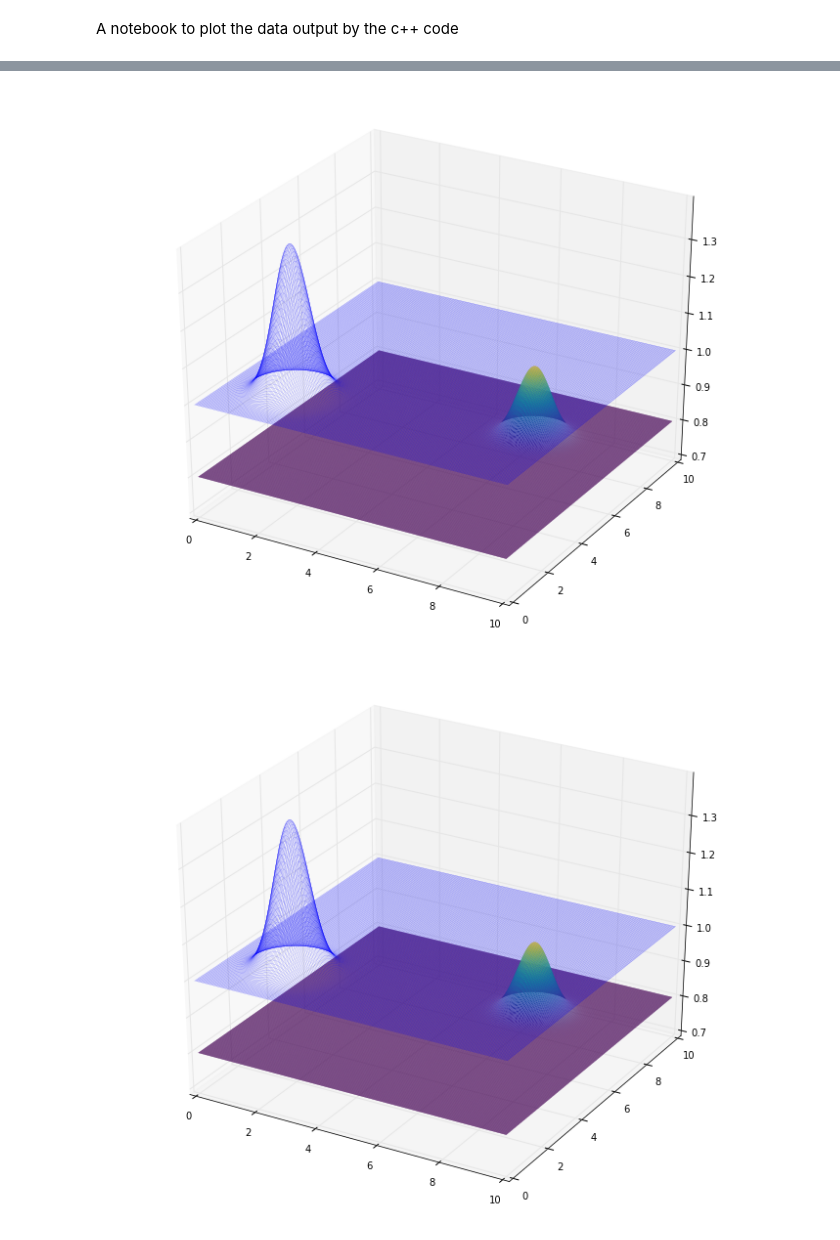
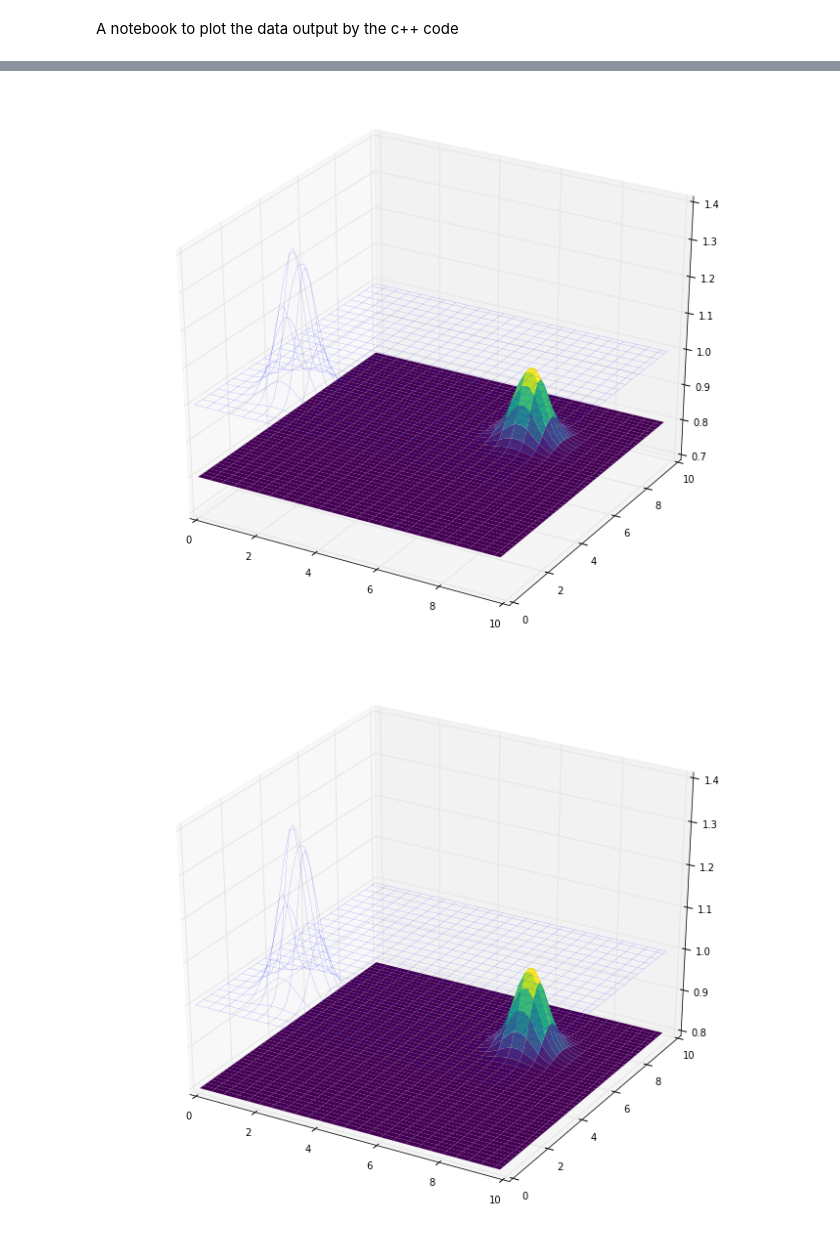
Before and after one commit to harpolea/swerve, a Jupyter notebook: Plotting.ipynb, the cells around one changed output, grey strips where cells are left out. Cells and saved outputs as stored; diff of their text form; code cells hidden in the pictures.

```diff
--- a/Plotting.ipynb
+++ b/Plotting.ipynb
@@ -38,27 +38,37 @@ dt = 0.1 * min(dx, dy)
 input_file.close()
 # %%
 # read data
-outfile = '../../Documents/Work/swerve/out.h5'
+#outfile = '../../Documents/Work/swerve/out.h5'
+outfile = 'out.dat'
 if (outfile[-2:] == 'h5'): #hdf5
     f = tb.open_file(outfile, 'r')
     table = f.root.SwerveOutput
     D_2d = np.swapaxes(table[:,:,:,:,0], 1, 3)
 else: # assume some kind of csv
+    nx      =50
+    ny      =50
+    nt      =100
+    nlayers =2
+    xmin   = 0.0
+    xmax    =10.0
+    ymin    =0.0
+    ymax    =10.0
     data = np.loadtxt(outfile, delimiter=',')
     ts = data[:,0]
     xs = data[:,1]
     ys = data[:,2]
     ls = data[:,3]
     Ds = data[:,4]
-    Sxs = data[:,5]
-    Syx = data[:,6]
+    #Sxs = data[:,5]
+    #Syx = data[:,6]
     #t = range(int((nt+1)/dprint))*dprint
+    #print(len(Ds))
 
-    D_2d = np.zeros((int((nt+1)/dprint), nlayers, nx, ny))
+    D_2d = np.zeros((len(Ds), nlayers, nx, ny))
     #Sx_2d = np.zeros((nt, nlayers, nx, ny))
     #Sy_2d = np.zeros((nt, nlayers, nx, ny))
 
-    for i in range(int((nt+1)/dprint)*dprint*nlayers*nx*ny):
+    for i in range(len(Ds)):
         #print(int(xs[i]*nx/xmax))
         D_2d[int(ts[i]), int(ls[i]), int(xs[i]), int(ys[i])] = Ds[i]
 # %%
@@ -80,34 +90,34 @@ ax = fig.gca(projection='3d')
 
 ax.set_xlim(0,10)
 ax.set_ylim(0,10)
-ax.set_zlim(0.7,1.4)
+#ax.set_zlim(0.7,1.4)
 
-ax.plot_surface(X,Y,D_2d[0,1,:,:].T, rstride=1, cstride=2, lw=0, cmap=cm.viridis, antialiased=True)
+ax.plot_surface(X,Y,D_2d[2,1,:,:].T, rstride=1, cstride=2, lw=0, cmap=cm.viridis, antialiased=True)
 
-ax.plot_wireframe(X,Y,D_2d[0,0,:,:].T, rstride=2, cstride=2, lw=0.1, cmap=cm.viridis, antialiased=True)
+ax.plot_wireframe(X,Y,D_2d[2,0,:,:].T, rstride=2, cstride=2, lw=0.1, cmap=cm.viridis, antialiased=True)
 
 #plt.plot(x,h[0,1:-1,0],x,h[1,1:-1,0], lw=2)
 plt.show()
 # %% [output]
-[figure, old version]
+[figure, new version]
 # %%
 fig = plt.figure(figsize=(12,10))
 ax = fig.gca(projection='3d')
 
 surface_1 = ax.plot_surface(X,Y,D_2d[0,1,:,:].T, rstride=1, cstride=2, lw=0, cmap=cm.viridis, antialiased=True)
 surface_2 = ax.plot_wireframe(X,Y,D_2d[0,0,:,:].T, rstride=2, cstride=2, lw=0.1, cmap=cm.viridis, antialiased=True)
 
 def animate(i):
     ax.clear()
     ax.set_xlim(0,10)
     ax.set_ylim(0,10)
-    ax.set_zlim(0.7,1.4)
+    #ax.set_zlim(0.7,1.4)
     ax.plot_surface(X,Y,D_2d[i,1,:,:].T, rstride=1, cstride=2, lw=0, cmap=cm.viridis, antialiased=True)
     ax.plot_wireframe(X,Y,D_2d[i,0,:,:].T, rstride=2, cstride=2, lw=0.1, cmap=cm.viridis, antialiased=True)
 
-anim = animation.FuncAnimation(fig, animate, frames=60, interval=200)
+anim = animation.FuncAnimation(fig, animate, frames=nt, interval=50)
 # %% [output]
-[figure, old version]
+[figure, new version]
 # %%
 HTML(anim.to_html5_video())
 # %%
```
Also changed, not shown: parts of 1 cell of this notebook, 3 other files.
